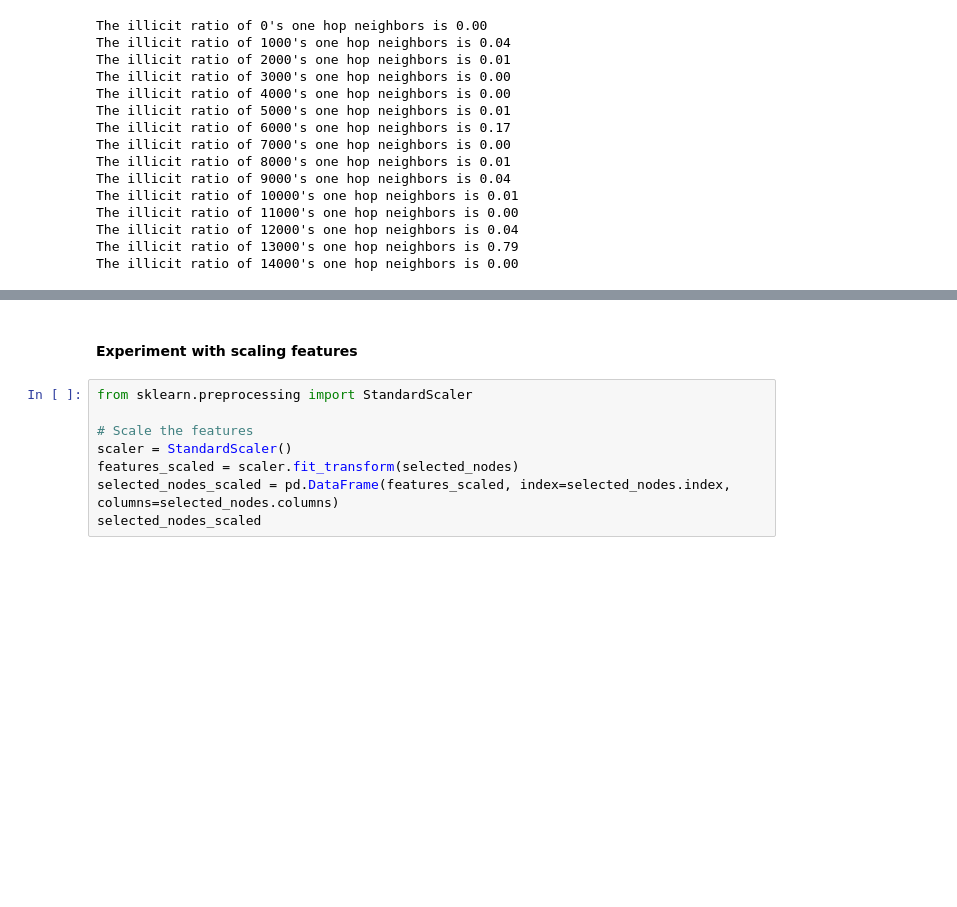
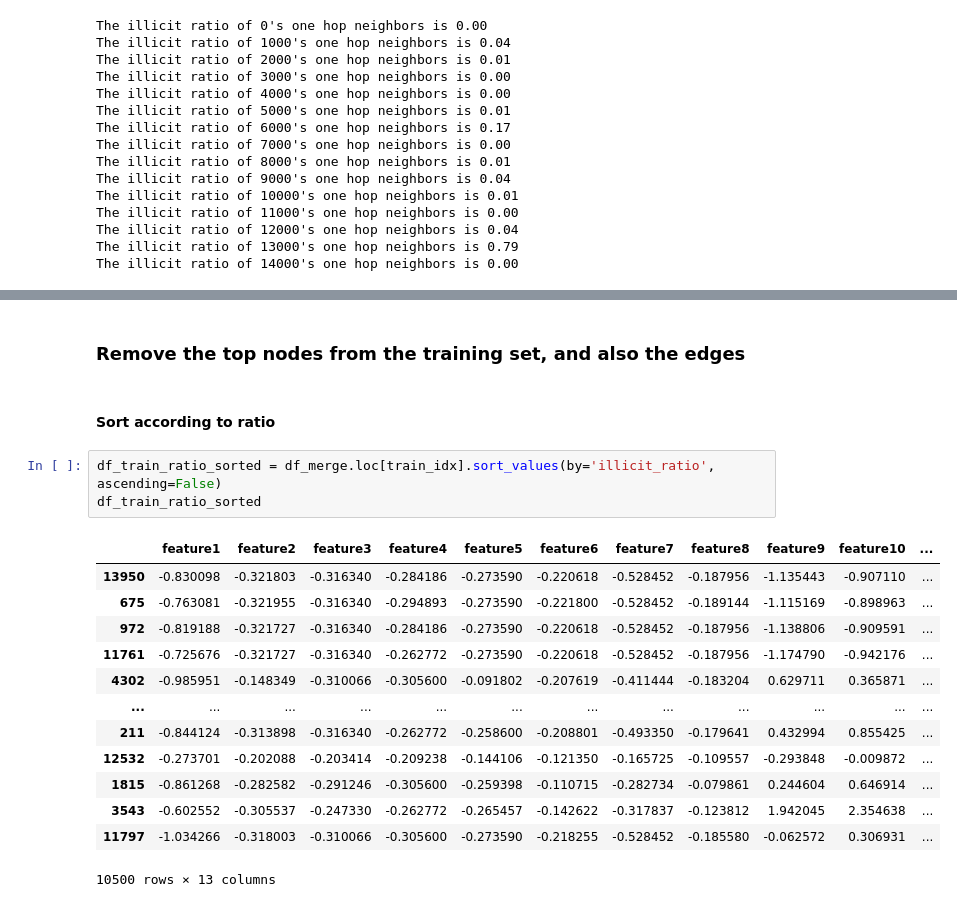
Before and after one commit to yucfu/gnn_fraud_detection, a Jupyter notebook: tfinance_new.ipynb, the cells around one changed output, grey strips where cells are left out. Saved outputs shown, nothing was run; the diff lists cells and outputs as text; blank space fills up the shorter version.

```diff
--- a/tfinance_new.ipynb
+++ b/tfinance_new.ipynb
@@ -555,10 +432,21 @@ visualize_anomaly_graph(one_hop_edge)
-# %% [markdown]
-#### Experiment with scaling features
-# %%
-from sklearn.preprocessing import StandardScaler
-
-# Scale the features
-scaler = StandardScaler()
-features_scaled = scaler.fit_transform(selected_nodes)
-selected_nodes_scaled = pd.DataFrame(features_scaled, index=selected_nodes.index, columns=selected_nodes.columns)
-selected_nodes_scaled
+# %% [markdown]
+### Remove the top nodes from the training set, and also the edges
+# %% [markdown]
+#### Sort according to ratio
+# %%
+df_train_ratio_sorted = df_merge.loc[train_idx].sort_values(by='illicit_ratio', ascending=False)
+df_train_ratio_sorted
+# %% [output]
+|  | feature1 | feature2 | feature3 | feature4 | feature5 | feature6 | feature7 | feature8 | feature9 | feature10 | ... |
+| 13950 | -0.830098 | -0.321803 | -0.316340 | -0.284186 | -0.273590 | -0.220618 | -0.528452 | -0.187956 | -1.135443 | -0.907110 | ... |
+| 675 | -0.763081 | -0.321955 | -0.316340 | -0.294893 | -0.273590 | -0.221800 | -0.528452 | -0.189144 | -1.115169 | -0.898963 | ... |
+| 972 | -0.819188 | -0.321727 | -0.316340 | -0.284186 | -0.273590 | -0.220618 | -0.528452 | -0.187956 | -1.138806 | -0.909591 | ... |
+| 11761 | -0.725676 | -0.321727 | -0.316340 | -0.262772 | -0.273590 | -0.220618 | -0.528452 | -0.187956 | -1.174790 | -0.942176 | ... |
+| 4302 | -0.985951 | -0.148349 | -0.310066 | -0.305600 | -0.091802 | -0.207619 | -0.411444 | -0.183204 | 0.629711 | 0.365871 | ... |
+| ... | ... | ... | ... | ... | ... | ... | ... | ... | ... | ... | ... |
+| 211 | -0.844124 | -0.313898 | -0.316340 | -0.262772 | -0.258600 | -0.208801 | -0.493350 | -0.179641 | 0.432994 | 0.855425 | ... |
+| 12532 | -0.273701 | -0.202088 | -0.203414 | -0.209238 | -0.144106 | -0.121350 | -0.165725 | -0.109557 | -0.293848 | -0.009872 | ... |
+| 1815 | -0.861268 | -0.282582 | -0.291246 | -0.305600 | -0.259398 | -0.110715 | -0.282734 | -0.079861 | 0.244604 | 0.646914 | ... |
+| 3543 | -0.602552 | -0.305537 | -0.247330 | -0.262772 | -0.265457 | -0.142622 | -0.317837 | -0.123812 | 1.942045 | 2.354638 | ... |
+| 11797 | -1.034266 | -0.318003 | -0.310066 | -0.305600 | -0.273590 | -0.218255 | -0.528452 | -0.185580 | -0.062572 | 0.306931 | ... |
+10500 rows × 13 columns
```
Also changed, not shown: parts of 48 cells of this notebook.
